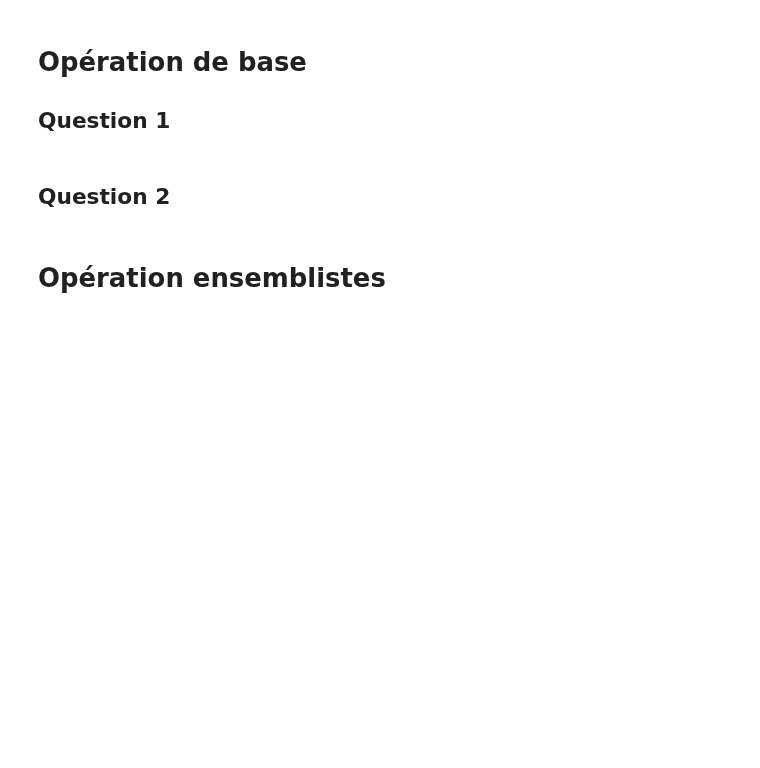
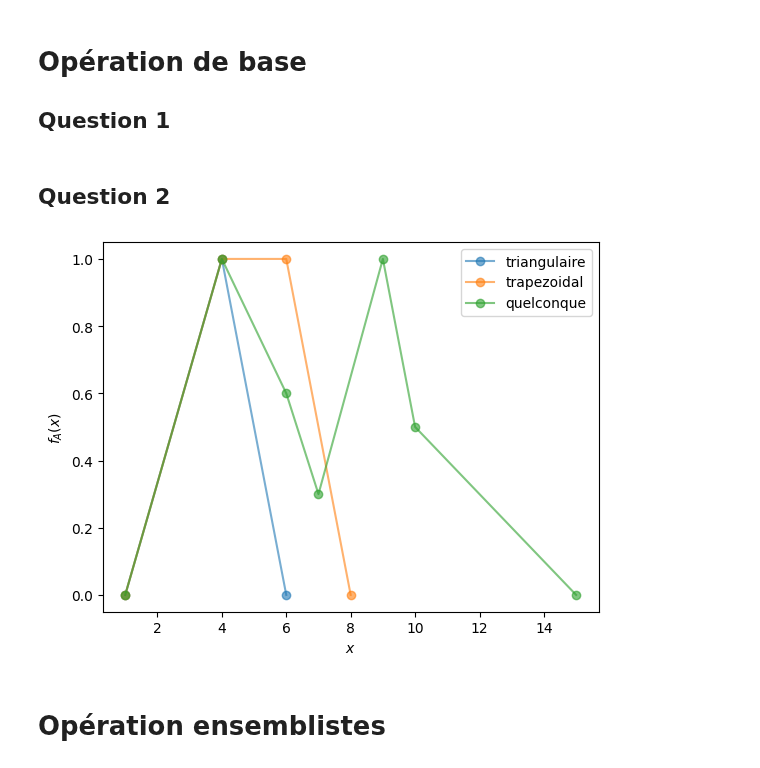
Before and after one commit to CharlesAttend/M2-DAC, a Jupyter notebook: XAI/TME/TME4/TME4.ipynb, the cells around one changed output. Cells and saved outputs as stored; diff of their text form; code cells hidden in the pictures; blank space fills up the shorter version.

```diff
--- a/XAI/TME/TME4/TME4.ipynb
+++ b/XAI/TME/TME4/TME4.ipynb
@@ -23,24 +21,28 @@ def calcule_degre_appartenance(x: int, sef: np.ndarray):
 # %% [markdown]
 ## Question 2
 # %%
-def plot_sef(sef: np.ndarray, name=None):
+def plot_sef(sef: np.ndarray, name=None, alpha=1):
     x_values = sef[:, 0]
     y_values = sef[:, 1]
 
-    plt.plot(x_values, y_values, marker="o", linestyle="-", label=name)
+    plt.plot(x_values, y_values, marker="o", linestyle="-", label=name, alpha=alpha)
     plt.xlabel("$x$")
     plt.ylabel("$f_A(x)$")
     plt.legend()
     # plt.show()
 
 
-def plot_sefs(sefs: dict):
+def plot_sefs(sefs: dict, alpha=1, title=None):
     for name, values in sefs.items():
-        plot_sef(values, name)
+        plot_sef(values, name, alpha=alpha)
+    if title:
+        plt.gca().set_title(title)
     plt.show()
 
 
-plot_sefs(sef)
+plot_sefs(sef, alpha=0.6)
+# %% [output]
+[figure, added]
 # %% [markdown]
 # Opération ensemblistes
 # %% [markdown]
```
Also changed, not shown: parts of 13 cells of this notebook.
